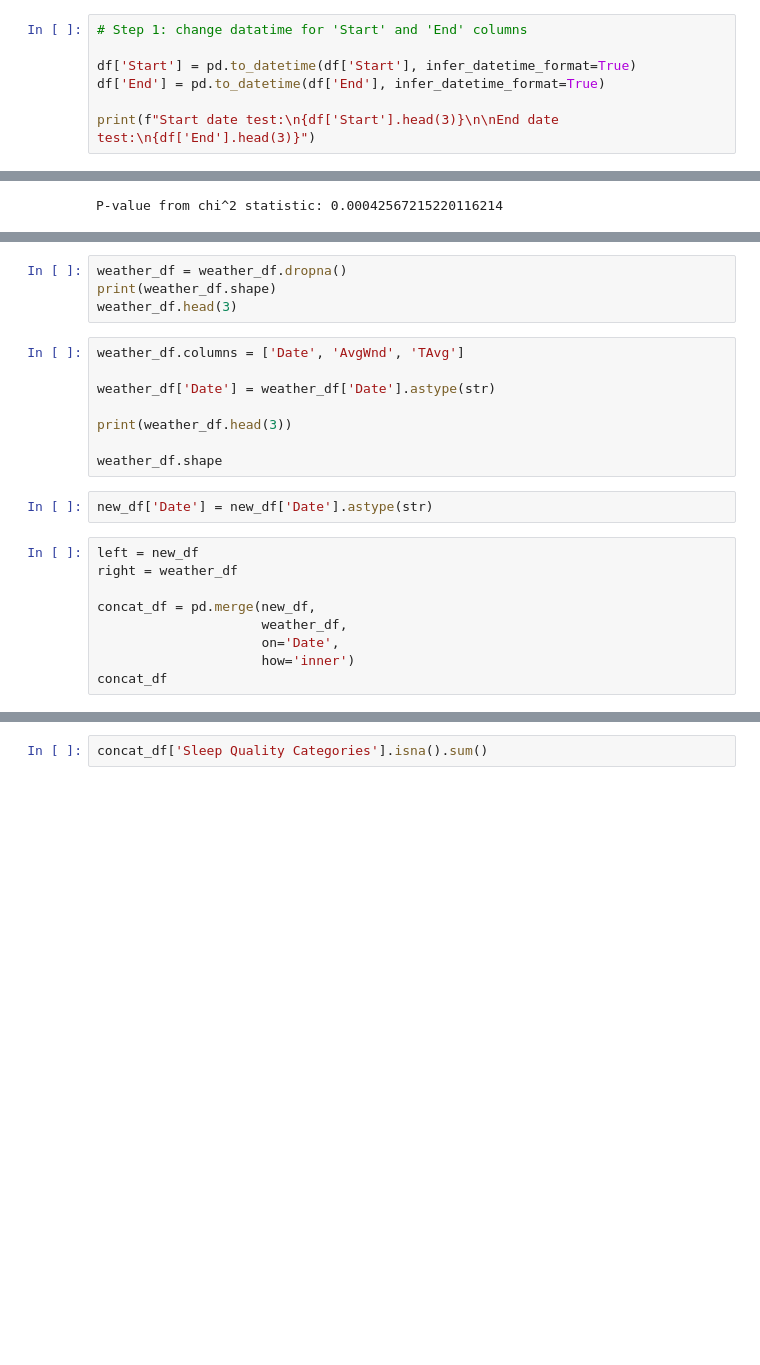
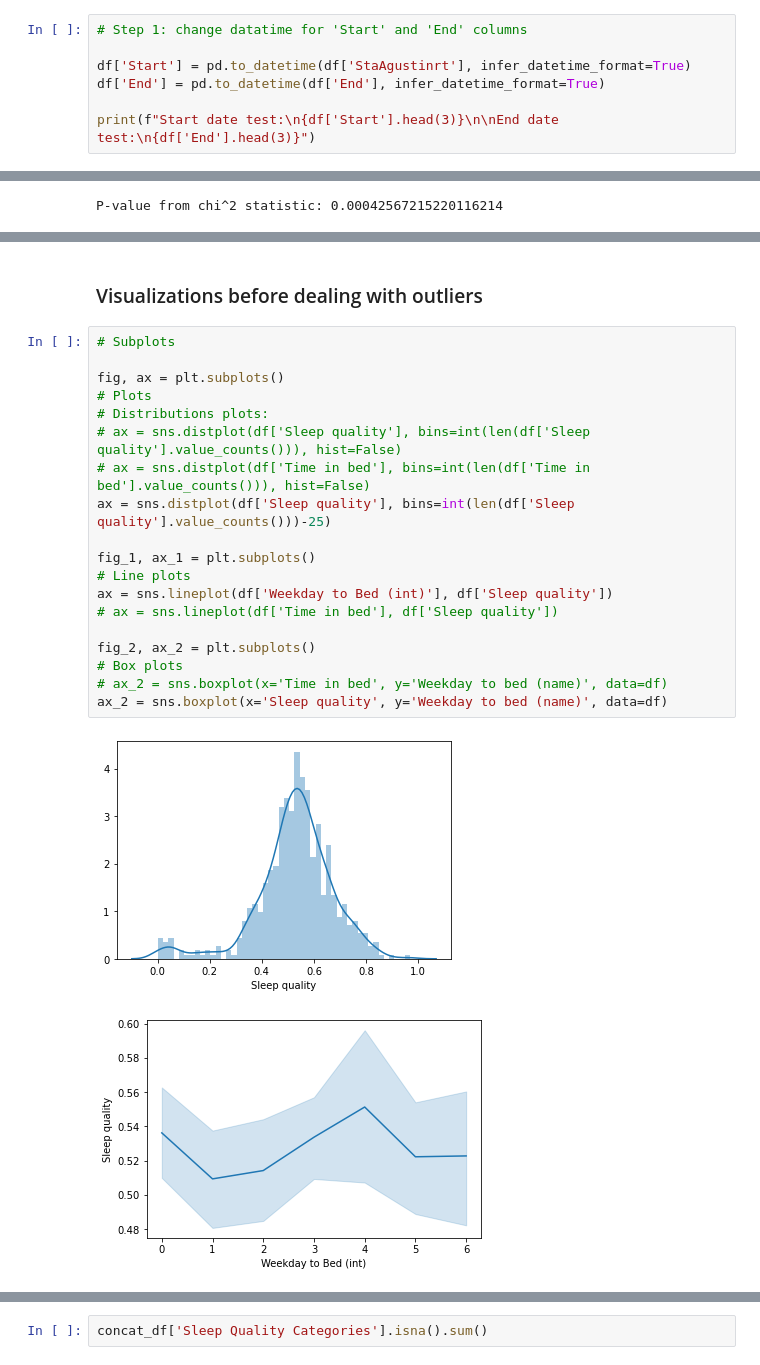
Before and after one commit to AVData/Data_Visualizations, a Jupyter notebook: Sleep_Data_notebook.ipynb, the cells around one changed output, grey strips where cells are left out. Saved outputs shown, nothing was run; the diff lists cells and outputs as text; blank space fills up the shorter version.

Commit message:
began visualizations

```diff
--- a/Sleep_Data_notebook.ipynb
+++ b/Sleep_Data_notebook.ipynb
@@ -251,7 +251,7 @@ for elem in range(len(column)):
 # %%
 # Step 1: change datatime for 'Start' and 'End' columns
 
-df['Start'] = pd.to_datetime(df['Start'], infer_datetime_format=True)
+df['Start'] = pd.to_datetime(df['StaAgustinrt'], infer_datetime_format=True)
 df['End'] = pd.to_datetime(df['End'], infer_datetime_format=True)
 
 print(f"Start date test:\n{df['Start'].head(3)}\n\nEnd date test:\n{df['End'].head(3)}")
@@ -842,23 +549,24 @@ weather_df.shape
-# %%
-weather_df = weather_df.dropna()
-print(weather_df.shape)
-weather_df.head(3)
-# %%
-weather_df.columns = ['Date', 'AvgWnd', 'TAvg']
-
-weather_df['Date'] = weather_df['Date'].astype(str)
-
-print(weather_df.head(3))
-
-weather_df.shape
-# %%
-new_df['Date'] = new_df['Date'].astype(str)
-# %%
-left = new_df
-right = weather_df
-
-concat_df = pd.merge(new_df,
-                     weather_df,
-                     on='Date',
-                     how='inner')
-concat_df
+# %% [markdown]
+### Visualizations before dealing with outliers
+# %%
+# Subplots
+
+fig, ax = plt.subplots()
+# Plots
+# Distributions plots:
+# ax = sns.distplot(df['Sleep quality'], bins=int(len(df['Sleep quality'].value_counts())), hist=False)
+# ax = sns.distplot(df['Time in bed'], bins=int(len(df['Time in bed'].value_counts())), hist=False)
+ax = sns.distplot(df['Sleep quality'], bins=int(len(df['Sleep quality'].value_counts()))-25)
+
+fig_1, ax_1 = plt.subplots()
+# Line plots
+ax = sns.lineplot(df['Weekday to Bed (int)'], df['Sleep quality'])
+# ax = sns.lineplot(df['Time in bed'], df['Sleep quality'])
+
+fig_2, ax_2 = plt.subplots()
+# Box plots
+# ax_2 = sns.boxplot(x='Time in bed', y='Weekday to bed (name)', data=df)
+ax_2 = sns.boxplot(x='Sleep quality', y='Weekday to bed (name)', data=df)
+# %% [output]
+[figure, added]
+[figure, added]
```
Also changed, not shown: parts of 46 cells of this notebook.
